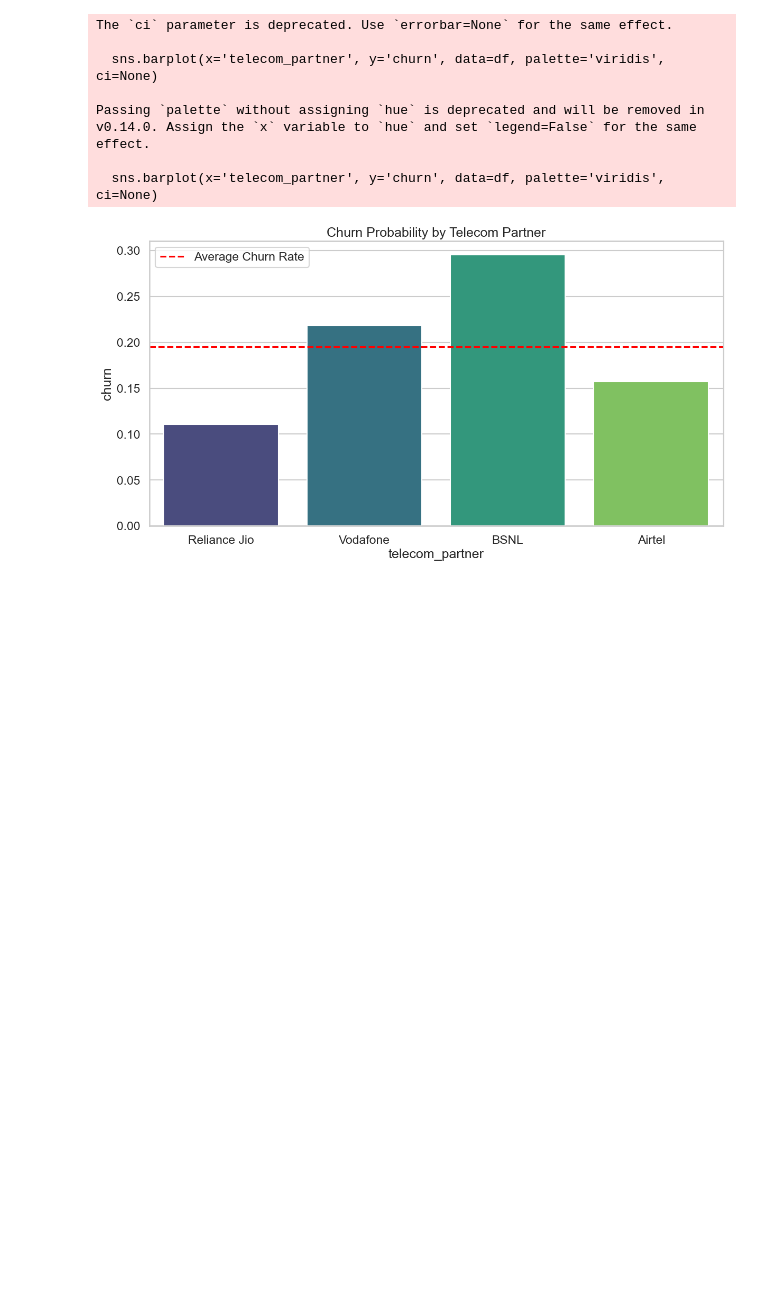
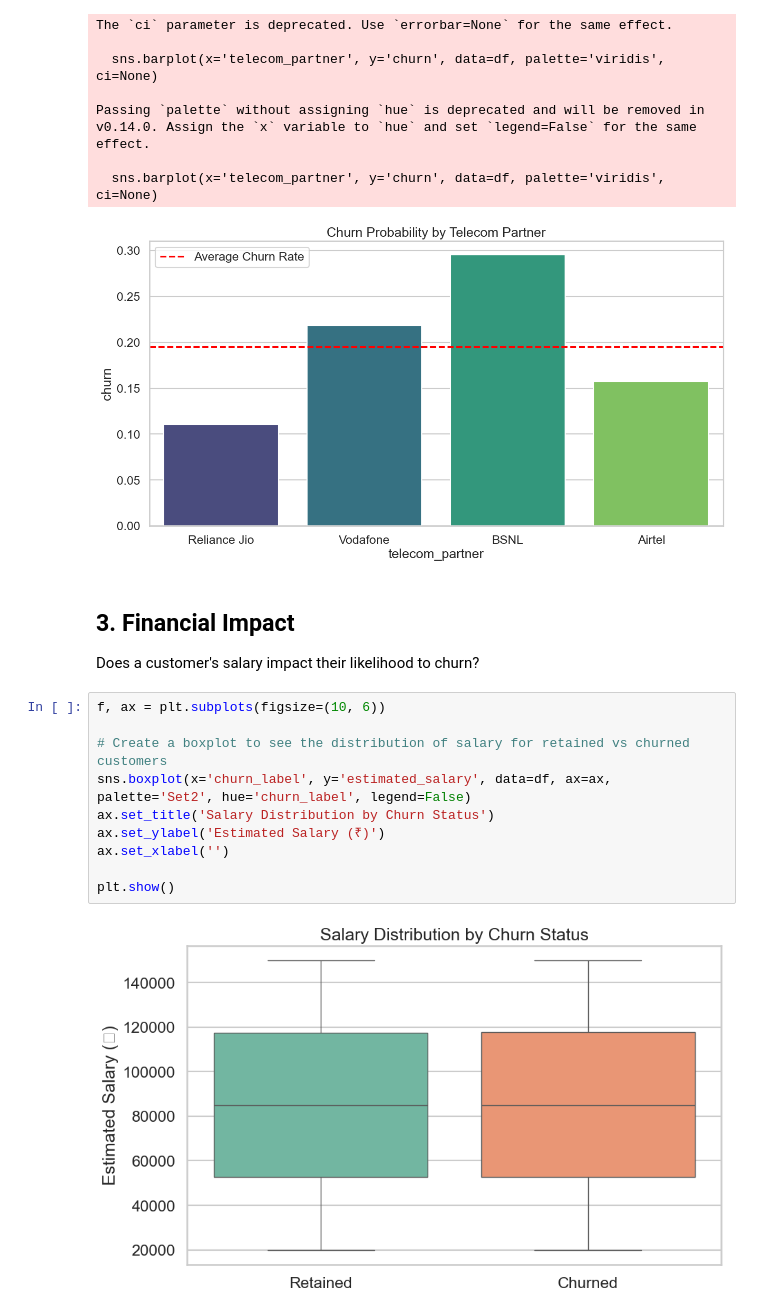
Before and after one commit to samiksha-jangid27/SectionC_G5_Telecom_Analytics, a Jupyter notebook: notebooks/03_eda.ipynb, the cells around one changed output. Cells and saved outputs as stored; diff of their text form; blank space fills up the shorter version.

```diff
--- a/notebooks/03_eda.ipynb
+++ b/notebooks/03_eda.ipynb
@@ -60,3 +60,18 @@ Passing `palette` without assigning `hue` is deprecated and will be removed in v
 
   sns.barplot(x='telecom_partner', y='churn', data=df, palette='viridis', ci=None)
 [figure]
+# %% [markdown]
+## 3. Financial Impact
+Does a customer's salary impact their likelihood to churn?
+# %%
+f, ax = plt.subplots(figsize=(10, 6))
+
+# Create a boxplot to see the distribution of salary for retained vs churned customers
+sns.boxplot(x='churn_label', y='estimated_salary', data=df, ax=ax, palette='Set2', hue='churn_label', legend=False)
+ax.set_title('Salary Distribution by Churn Status')
+ax.set_ylabel('Estimated Salary (₹)')
+ax.set_xlabel('')
+
+plt.show()
+# %% [output]
+[figure, added]
```
Also changed, not shown: parts of 11 cells of this notebook.
